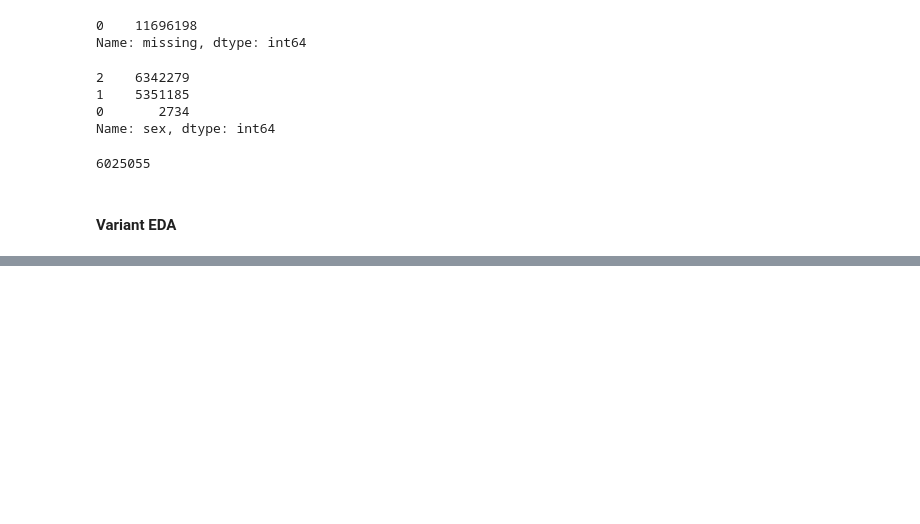
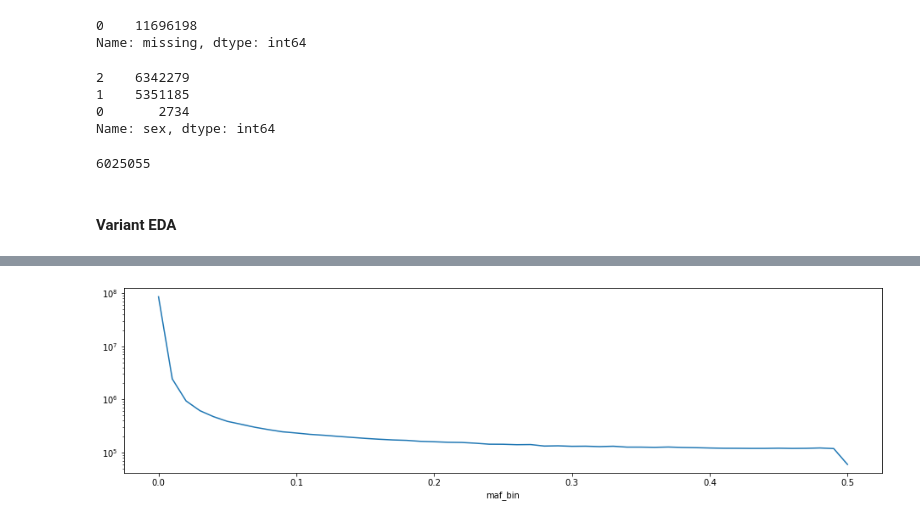
Before and after one commit to related-sciences/ukb-gwas-pipeline-nealelab, a Jupyter notebook: dev/bgen_meta_eda.ipynb, the cells around one changed output, grey strips where cells are left out. Cells and saved outputs as stored; diff of their text form; code cells hidden in the pictures; blank space fills up the shorter version.

Commit message:
More bgen variant metadata EDA

```diff
--- a/dev/bgen_meta_eda.ipynb
+++ b/dev/bgen_meta_eda.ipynb
@@ -101,11 +101,12 @@ df['id1'].max()
 # %% [markdown]
 #### Variant EDA
 # %%
+import os
+import os.path as osp
+os.environ['JAVA_HOME'] = osp.join(os.environ['CONDA_PREFIX'].replace('ukb-analysis', 'pyspark'), 'jre')
+os.environ['SPARK_DRIVER_MEMORY'] = '100G'
 from pyspark.sql.session import SparkSession
 from pyspark.sql.types import StringType, StructType, IntegerType, FloatType, StructField
 import pyspark.sql.functions as F
-import os
-import os.path as osp
-os.environ['JAVA_HOME'] = osp.join(os.environ['CONDA_PREFIX'].replace('ukb-analysis', 'pyspark'), 'jre')
-spark = SparkSession.builder.getOrCreate()
+spark = SparkSession.builder.config('spark.driver.maxResultSize', '10G').getOrCreate()
 # %%
@@ -134,11 +135,11 @@ schema = StructType([
     StructField("rsid", StringType()),
     StructField("position", IntegerType()),
     StructField("allele1_ref", StringType()),
-    StructField("allele2_ref", StringType()),
+    StructField("allele2_alt", StringType()),
     StructField("maf", FloatType()),
     StructField("minor_allele", StringType()),
     StructField("info", FloatType())
 ])
-df = spark.read.csv('/tmp/ukb_mfi/*.txt', sep='\t', schema=schema)
+df = spark.read.csv('/home/eczech/data/rs-ukb-local/bgen/meta/*.txt', sep='\t', schema=schema)
 df
 # %% [output]
@@ -188,7 +155,0 @@ def load(path):
-# %%
-pd.set_option('max.info_rows', 100000000)
-df = pd.concat([
-    load(path).assign(chr=chrs[i])
-    for i, path in enumerate(files)
-])
-df.info()
@@ -196,0 +267,3 @@ KeyboardInterrupt:
+# %%
+dfr = df.withColumn('maf_bin', .01 * F.round(F.col('maf') / .01)).groupby('maf_bin').count().toPandas()
+dfr.head()
@@ -196,0 +277,5 @@ KeyboardInterrupt:
+# %%
+ax = dfr.set_index('maf_bin')['count'].sort_index().plot(figsize=(16, 4))
+ax.set_yscale('log')
+# %% [output]
+[figure, added]
```
Also changed, not shown: parts of 19 cells of this notebook.
